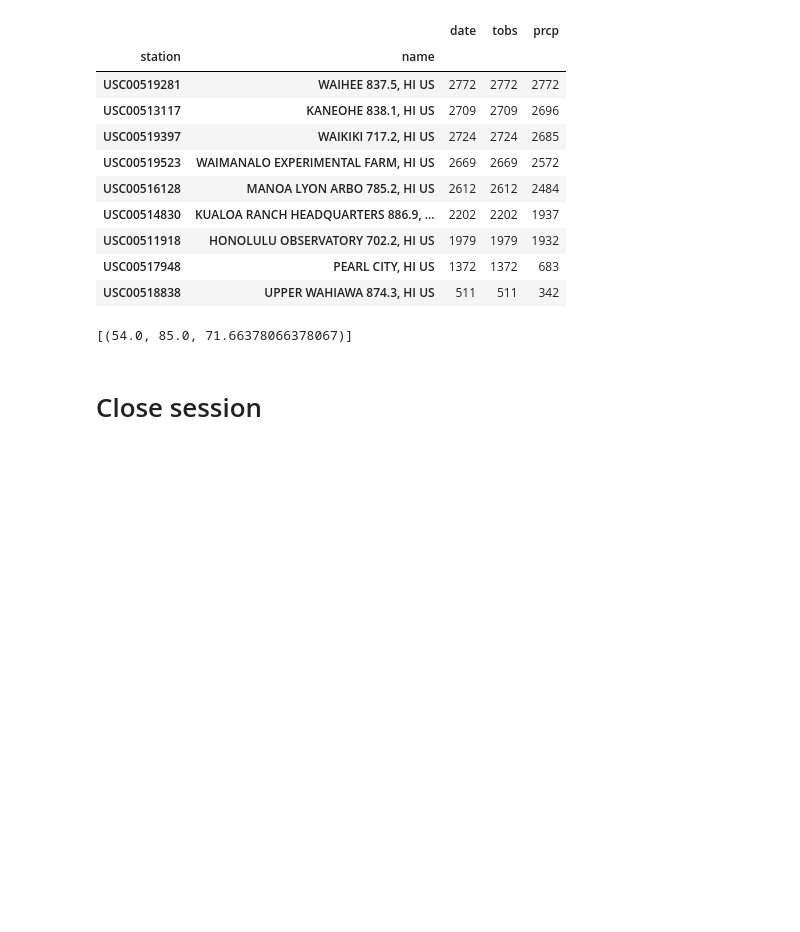
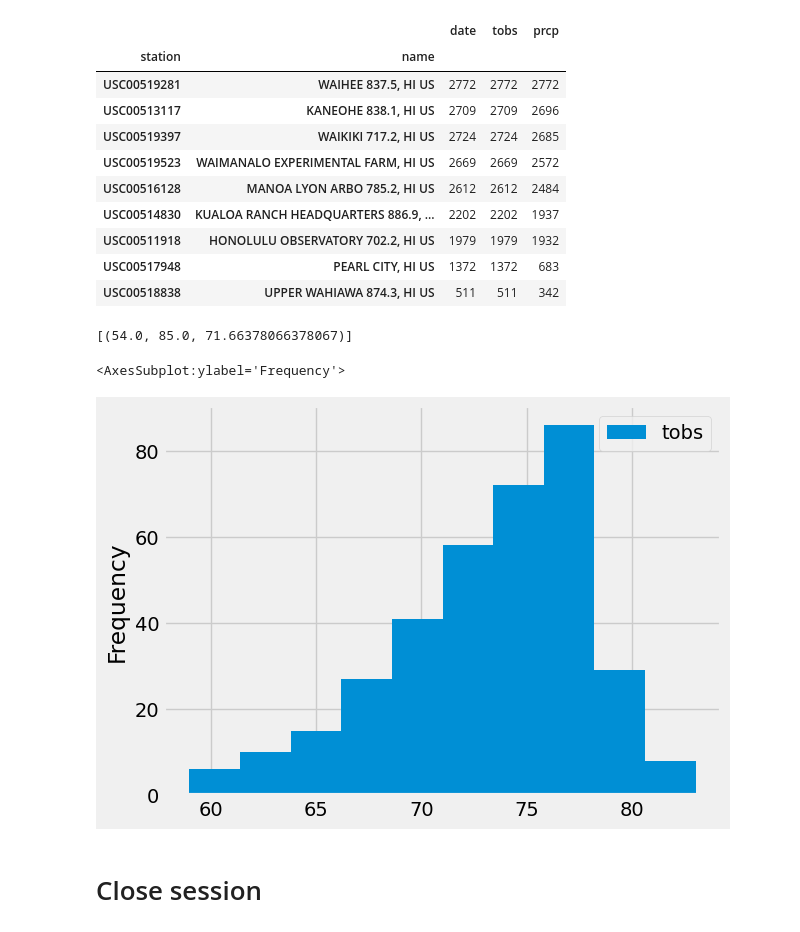
Before and after one commit to Jhernie/sql_alchemy, a Jupyter notebook: evangelista_climate_starter.ipynb, the cells around one changed output. Drawn from its saved outputs; the diff is of its cells as text; code cells hidden in the pictures; blank space fills up the shorter version.

```diff
--- a/evangelista_climate_starter.ipynb
+++ b/evangelista_climate_starter.ipynb
@@ -244,6 +240,22 @@ temp_query
 # %%
 # Using the most active station id
 # Query the last 12 months of temperature observation data for this station and plot the results as a histogram
+
+temp_query_year = session.query(Measurement.date, Measurement.tobs).\
+    filter(Measurement.date <= converted_date.date()).\
+    filter(Measurement.date >= year_ago).\
+    filter(Measurement.station == "USC00519281").all()
+
+temp_query_year
+
+temp_year_df = pd.DataFrame(temp_query_year)
+
+temp_year_df
+
+temp_year_df.plot.hist()
+# %% [output]
+<AxesSubplot:ylabel='Frequency'>
+[figure, added]
 # %% [markdown]
 # Close session
 # %%
```
Also changed, not shown: parts of 4 cells of this notebook, 1 other file.
